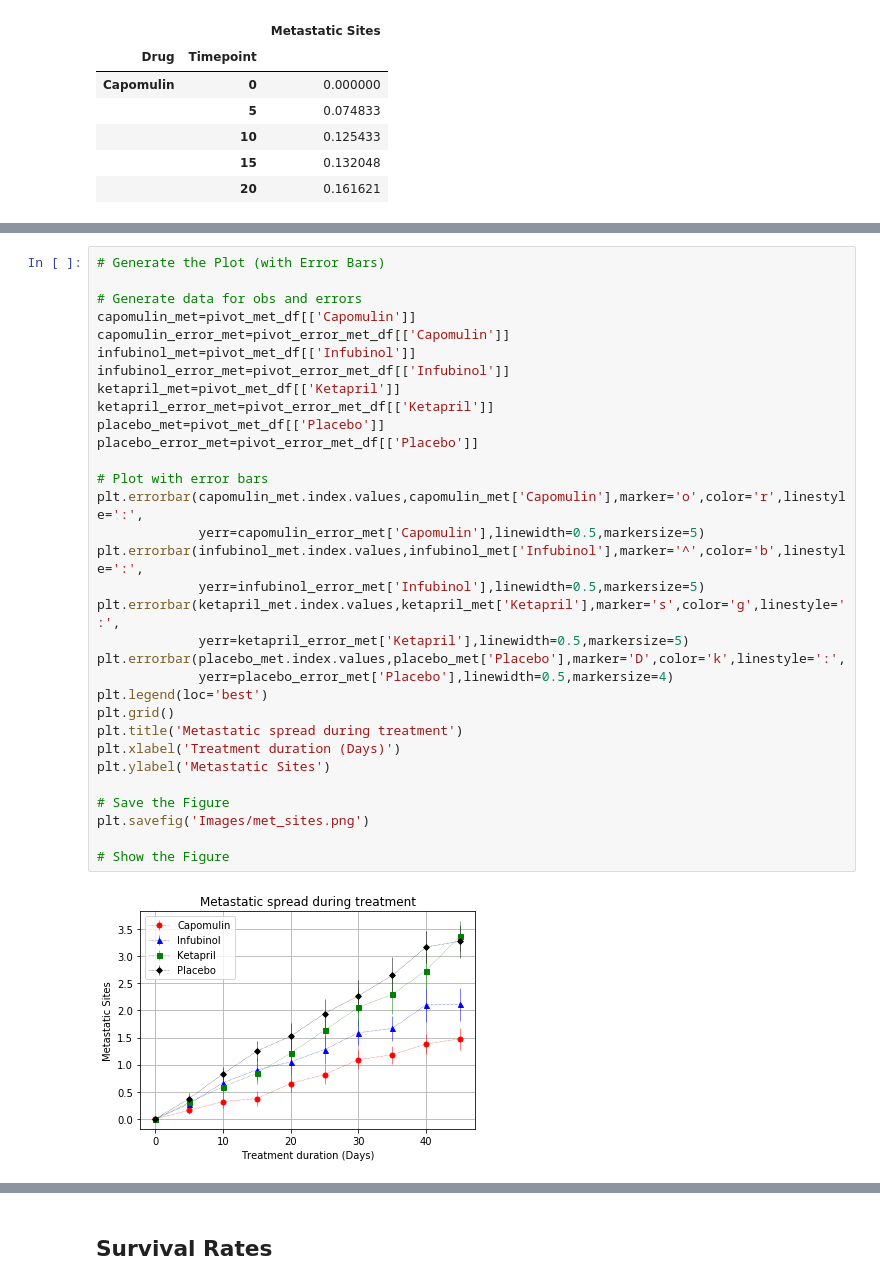
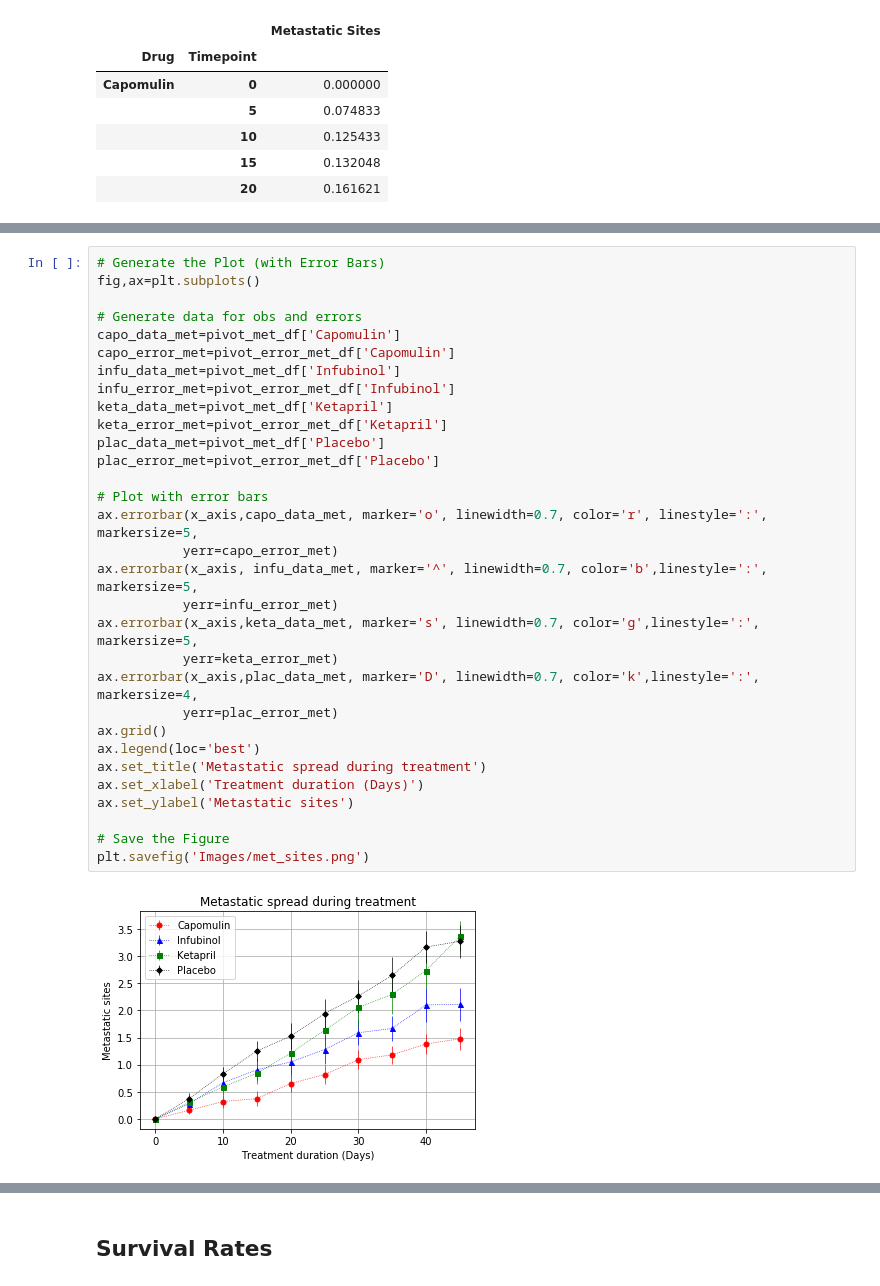
Before and after one commit to lrondi/Matplotlib, a Jupyter notebook: pymaceuticals_starter.ipynb, the cells around one changed output, grey strips where cells are left out. Drawn from its saved outputs; the diff is of its cells as text.

```diff
--- a/pymaceuticals_starter.ipynb
+++ b/pymaceuticals_starter.ipynb
@@ -178,35 +174,34 @@ pivot_met_df.head()
 | 20 | 0.652174 | 1.111111 | 1.050000 | 1.210526 | 1.150000 | 1.526316 | 1.000000 | 0.347826 | 0.952381 | ... |
 # %%
 # Generate the Plot (with Error Bars)
+fig,ax=plt.subplots()
 
 # Generate data for obs and errors
-capomulin_met=pivot_met_df[['Capomulin']]
-capomulin_error_met=pivot_error_met_df[['Capomulin']]
-infubinol_met=pivot_met_df[['Infubinol']]
-infubinol_error_met=pivot_error_met_df[['Infubinol']]
-ketapril_met=pivot_met_df[['Ketapril']]
-ketapril_error_met=pivot_error_met_df[['Ketapril']]
-placebo_met=pivot_met_df[['Placebo']]
-placebo_error_met=pivot_error_met_df[['Placebo']]
+capo_data_met=pivot_met_df['Capomulin']
+capo_error_met=pivot_error_met_df['Capomulin']
+infu_data_met=pivot_met_df['Infubinol']
+infu_error_met=pivot_error_met_df['Infubinol']
+keta_data_met=pivot_met_df['Ketapril']
+keta_error_met=pivot_error_met_df['Ketapril']
+plac_data_met=pivot_met_df['Placebo']
+plac_error_met=pivot_error_met_df['Placebo']
 
 # Plot with error bars
-plt.errorbar(capomulin_met.index.values,capomulin_met['Capomulin'],marker='o',color='r',linestyle=':',
-             yerr=capomulin_error_met['Capomulin'],linewidth=0.5,markersize=5)
-plt.errorbar(infubinol_met.index.values,infubinol_met['Infubinol'],marker='^',color='b',linestyle=':',
-             yerr=infubinol_error_met['Infubinol'],linewidth=0.5,markersize=5)
-plt.errorbar(ketapril_met.index.values,ketapril_met['Ketapril'],marker='s',color='g',linestyle=':',
-             yerr=ketapril_error_met['Ketapril'],linewidth=0.5,markersize=5)
-plt.errorbar(placebo_met.index.values,placebo_met['Placebo'],marker='D',color='k',linestyle=':',
-             yerr=placebo_error_met['Placebo'],linewidth=0.5,markersize=4)
-plt.legend(loc='best')
-plt.grid()
-plt.title('Metastatic spread during treatment')
-plt.xlabel('Treatment duration (Days)')
-plt.ylabel('Metastatic Sites')
+ax.errorbar(x_axis,capo_data_met, marker='o', linewidth=0.7, color='r', linestyle=':', markersize=5,
+           yerr=capo_error_met)
+ax.errorbar(x_axis, infu_data_met, marker='^', linewidth=0.7, color='b',linestyle=':', markersize=5,
+           yerr=infu_error_met)
+ax.errorbar(x_axis,keta_data_met, marker='s', linewidth=0.7, color='g',linestyle=':', markersize=5,
+           yerr=keta_error_met)
+ax.errorbar(x_axis,plac_data_met, marker='D', linewidth=0.7, color='k',linestyle=':', markersize=4,
+           yerr=plac_error_met)
+ax.grid()
+ax.legend(loc='best')
+ax.set_title('Metastatic spread during treatment')
+ax.set_xlabel('Treatment duration (Days)')
+ax.set_ylabel('Metastatic sites')
 
 # Save the Figure
 plt.savefig('Images/met_sites.png')
-
-# Show the Figure
 # %% [output]
-[figure, old version]
+[figure, new version]
```
Also changed, not shown: parts of 5 cells of this notebook, 2 other files.
